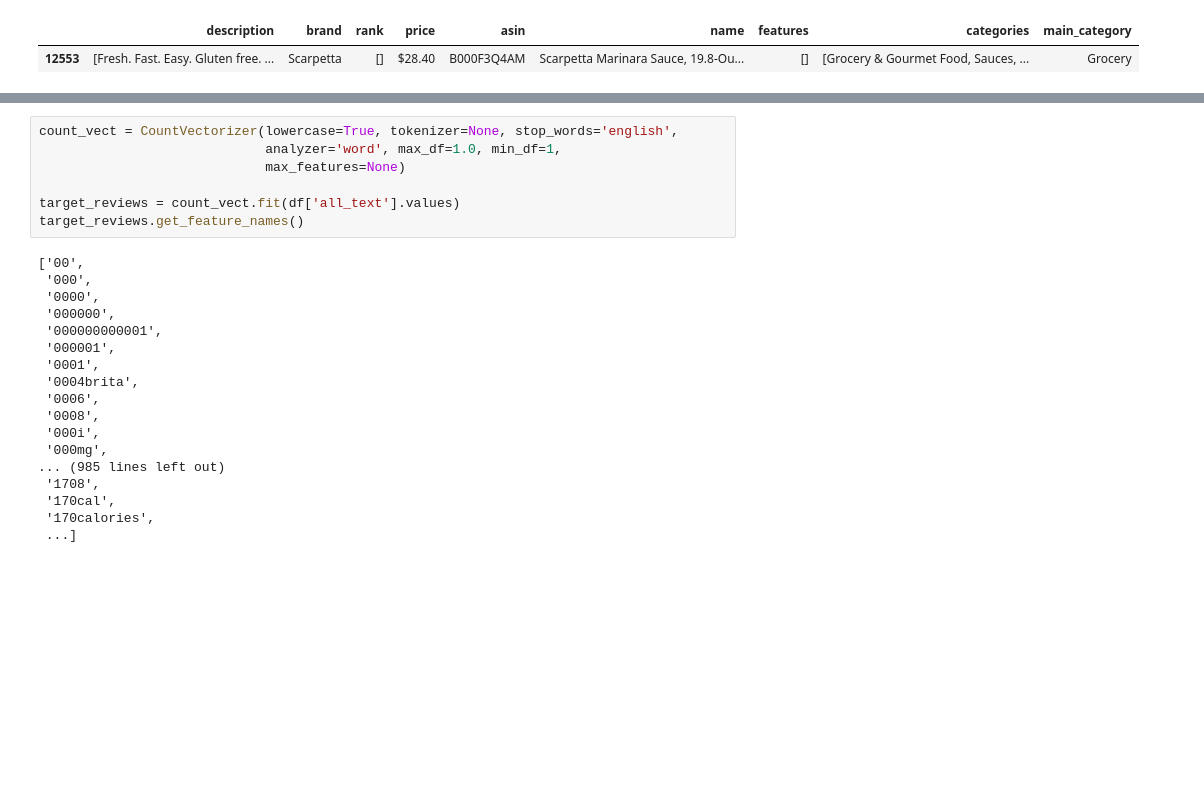
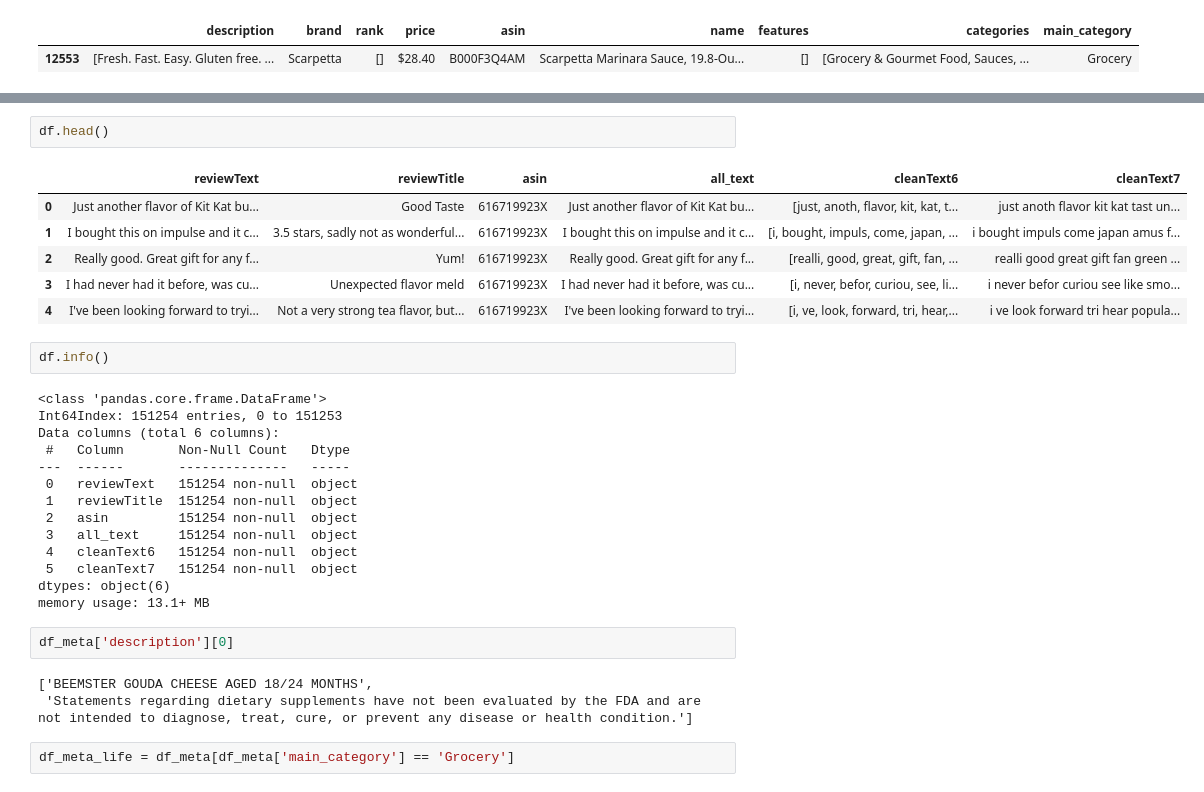
Before and after one commit to Nicoivazquez/Fancy_food_Recommender, a Jupyter notebook: reviews_mini_set.ipynb, the cells around one changed output, grey strips where cells are left out. Cells and saved outputs as stored; diff of their text form; blank space fills up the shorter version.

```diff
--- a/reviews_mini_set.ipynb
+++ b/reviews_mini_set.ipynb
@@ -229,25 +198,32 @@ feats
-# %%
-count_vect = CountVectorizer(lowercase=True, tokenizer=None, stop_words='english',
-                             analyzer='word', max_df=1.0, min_df=1,
-                             max_features=None)
-
-target_reviews = count_vect.fit(df['all_text'].values)
-target_reviews.get_feature_names()
-# %% [output]
-['00',
- '000',
- '0000',
- '000000',
- '000000000001',
- '000001',
- '0001',
- '0004brita',
- '0006',
- '0008',
- '000i',
- '000mg',
-... (985 lines left out)
- '1708',
- '170cal',
- '170calories',
- ...]
+# %%
+df.head()
+# %% [output]
+|  | reviewText | reviewTitle | asin | all_text | cleanText6 | cleanText7 |
+| 0 | Just another flavor of Kit Kat bu... | Good Taste | 616719923X | Just another flavor of Kit Kat bu... | [just, anoth, flavor, kit, kat, t... | just anoth flavor kit kat tast un... |
+| 1 | I bought this on impulse and it c... | 3.5 stars, sadly not as wonderful... | 616719923X | I bought this on impulse and it c... | [i, bought, impuls, come, japan, ... | i bought impuls come japan amus f... |
+| 2 | Really good. Great gift for any f... | Yum! | 616719923X | Really good. Great gift for any f... | [realli, good, great, gift, fan, ... | realli good great gift fan green ... |
+| 3 | I had never had it before, was cu... | Unexpected flavor meld | 616719923X | I had never had it before, was cu... | [i, never, befor, curiou, see, li... | i never befor curiou see like smo... |
+| 4 | I've been looking forward to tryi... | Not a very strong tea flavor, but... | 616719923X | I've been looking forward to tryi... | [i, ve, look, forward, tri, hear,... | i ve look forward tri hear popula... |
+# %%
+df.info()
+# %% [output]
+<class 'pandas.core.frame.DataFrame'>
+Int64Index: 151254 entries, 0 to 151253
+Data columns (total 6 columns):
+ #   Column       Non-Null Count   Dtype
+---  ------       --------------   -----
+ 0   reviewText   151254 non-null  object
+ 1   reviewTitle  151254 non-null  object
+ 2   asin         151254 non-null  object
+ 3   all_text     151254 non-null  object
+ 4   cleanText6   151254 non-null  object
+ 5   cleanText7   151254 non-null  object
+dtypes: object(6)
+memory usage: 13.1+ MB
+# %%
+df_meta['description'][0]
+# %% [output]
+['BEEMSTER GOUDA CHEESE AGED 18/24 MONTHS',
+ 'Statements regarding dietary supplements have not been evaluated by the FDA and are not intended to diagnose, treat, cure, or prevent any disease or health condition.']
+# %%
+df_meta_life = df_meta[df_meta['main_category'] == 'Grocery']
```
Also changed, not shown: parts of 13 cells of this notebook, 4 other files.
